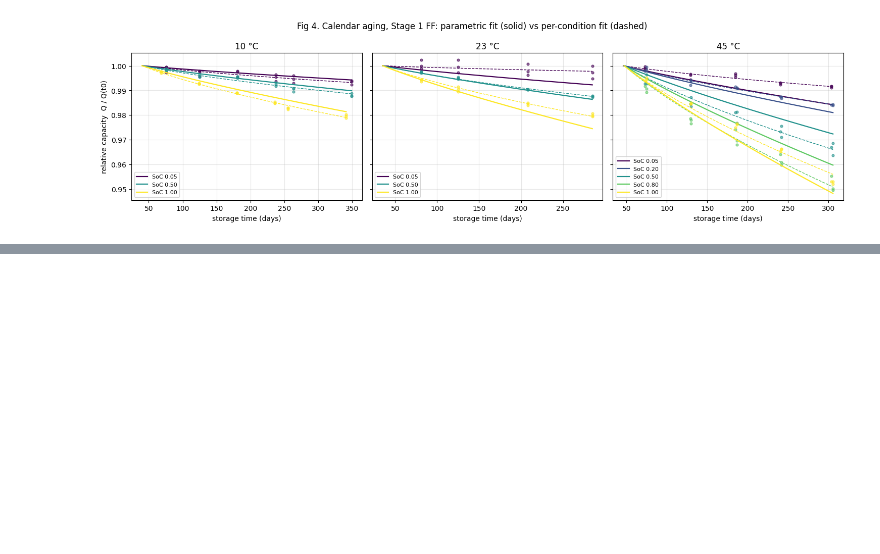
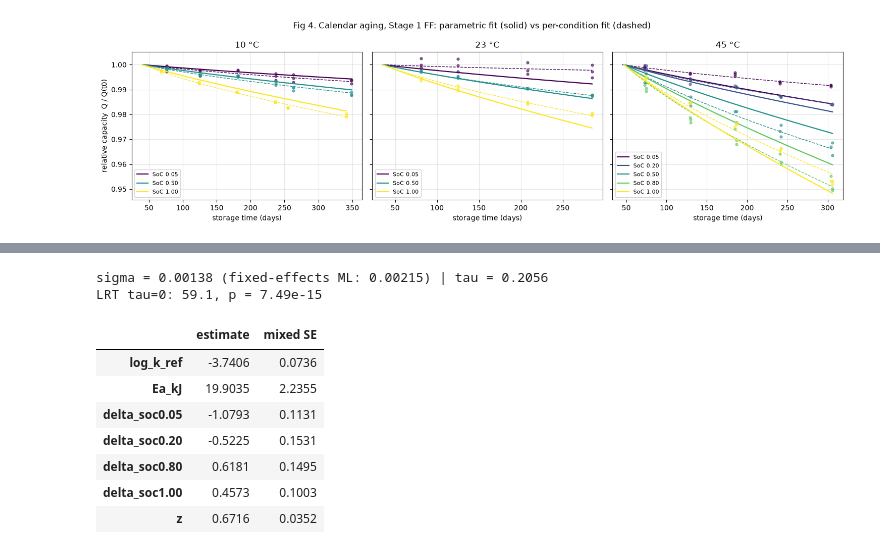
Before and after one commit to vulnicuranium/thesis-oed, a Jupyter notebook: notebooks/04_calendar_fit.ipynb, the cells around one changed output, grey strips where cells are left out. Cells and saved outputs as stored; diff of their text form; code cells hidden in the pictures; blank space fills up the shorter version.

```diff
--- a/notebooks/04_calendar_fit.ipynb
+++ b/notebooks/04_calendar_fit.ipynb
@@ -172,0 +237,38 @@ plt.show()
+# %%
+# Mixed-effects fit (cell random effect on log k); LRT for tau = 0
+import sys
+sys.path.insert(0, "../src")
+import numpy as np
+import pandas as pd
+from scipy import stats
+from calendar_model import *
+
+d = load_calendar("../data/processed/capacity_rpt.parquet", stage=1, sampling="FF")
+conds = sorted(d["cond"].unique())
+lv = soc_levels(d)
+names = soc_param_names(lv)
+x0 = np.r_[np.log(0.02), 30.0, np.zeros(len(lv)), 0.6]
+
+fl = fit(predict_soc_levels, d, x0, levels=lv)
+mm = fit_mixed(predict_soc_levels, d, fl["theta"], levels=lv)
+
+# Fixed-effects (tau = 0) ML log-likelihood from the least-squares fit
+s2_ml = fl["rss"] / fl["n"]
+ll0 = -0.5 * fl["n"] * (np.log(2 * np.pi * s2_ml) + 1)
+lrt = 2 * (mm["loglik"] - ll0)
+# tau = 0 is on the boundary, so the null distribution is a 50:50 mixture of chi2_0 and chi2_1
+print(f"sigma = {mm['sigma']:.5f} (fixed-effects ML: {np.sqrt(s2_ml):.5f}) | tau = {mm['tau']:.4f}")
+print(f"LRT tau=0: {lrt:.1f}, p = {0.5 * stats.chi2.sf(lrt, 1):.2e}")
+
+pd.DataFrame({"estimate": mm["theta"], "mixed SE": mm["se"]}, index=names).round(4)
+# %% [output]
+sigma = 0.00138 (fixed-effects ML: 0.00215) | tau = 0.2056
+LRT tau=0: 59.1, p = 7.49e-15
+|  | estimate | mixed SE |
+| log_k_ref | -3.7406 | 0.0736 |
+| Ea_kJ | 19.9035 | 2.2355 |
+| delta_soc0.05 | -1.0793 | 0.1131 |
+| delta_soc0.20 | -0.5225 | 0.1531 |
+| delta_soc0.80 | 0.6181 | 0.1495 |
+| delta_soc1.00 | 0.4573 | 0.1003 |
+| z | 0.6716 | 0.0352 |
```
Also changed, not shown: parts of 9 cells of this notebook, 4 other files.
